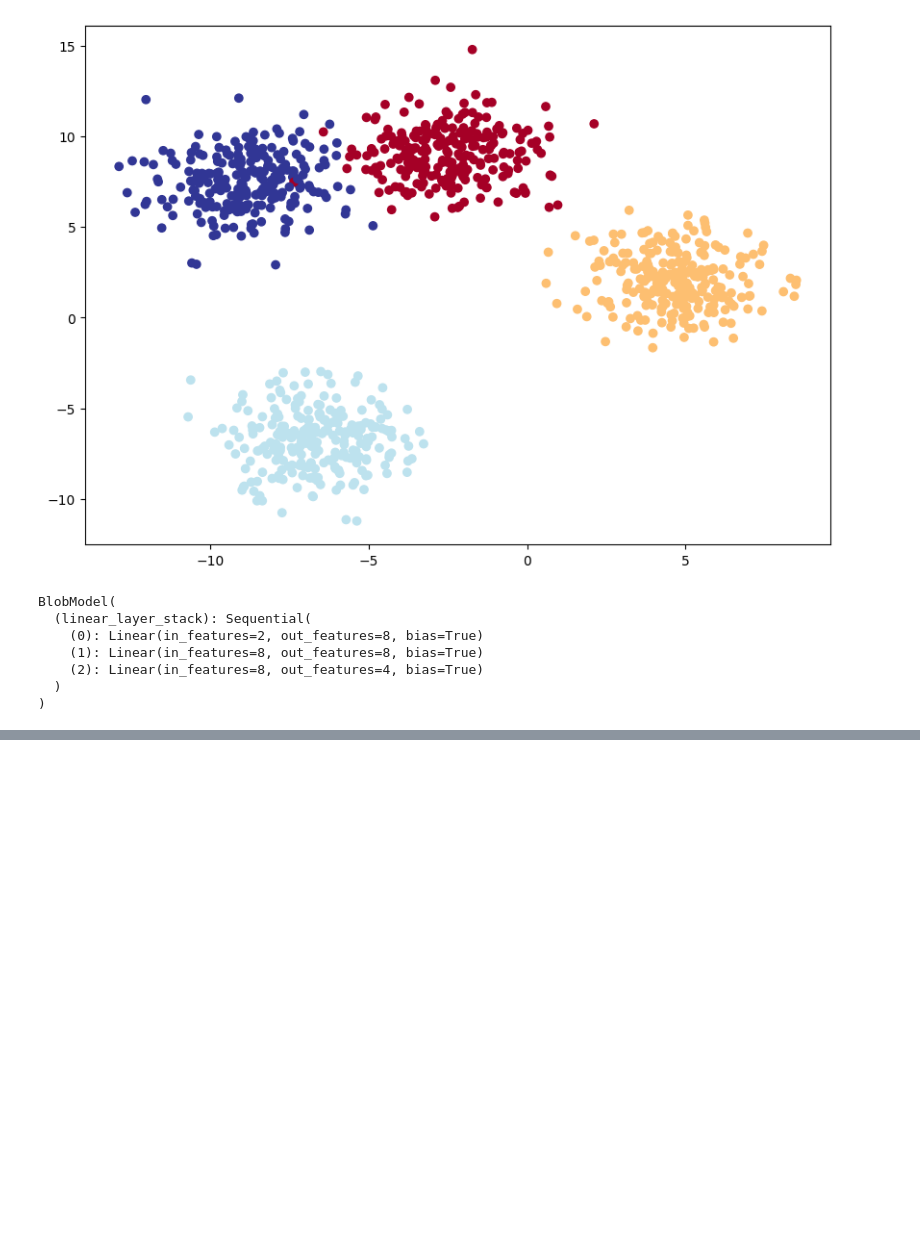
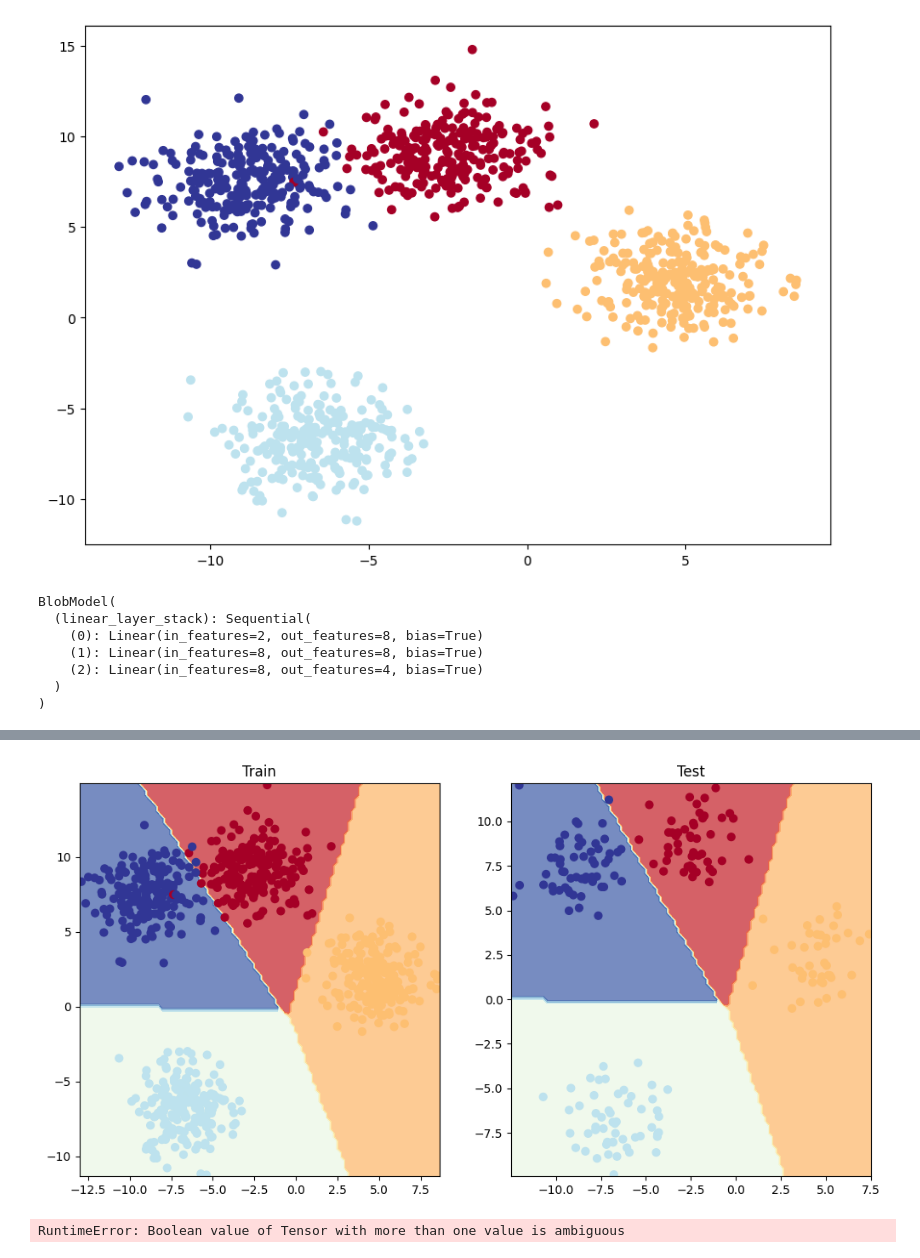
Before and after one commit to kattel49/dl-pytorch, a Jupyter notebook: 02. classification.ipynb, the cells around one changed output, grey strips where cells are left out. Drawn from its saved outputs; the diff is of its cells as text; code cells hidden in the pictures; blank space fills up the shorter version.

```diff
--- a/02. classification.ipynb
+++ b/02. classification.ipynb
@@ -329,3 +329,8 @@ BlobModel(
 # %%
 loss_fn_2 = nn.CrossEntropyLoss()
 optimizer = torch.optim.SGD(params = model_2.parameters(), lr=0.1)
+# %%
+X_blob_train = X_blob_train.to(device)
+y_blob_train = y_blob_train.to(device)
+X_blob_test = X_blob_test.to(device)
+y_blob_test = y_blob_test.to(device)
@@ -331,0 +400,23 @@ optimizer = torch.optim.SGD(params = model_2.parameters(), lr=0.1)
+# %%
+model_2.eval()
+with torch.inference_mode():
+    y_logits = model_2(X_blob_test)
+y_preds = torch.softmax(y_logits, dim=1).argmax(dim=1)
+
+plt.figure(figsize=(12,6))
+plt.subplot(1,2,1)
+plt.title("Train")
+plot_decision_boundary(model_2, X_blob_train, y_blob_train)
+
+plt.subplot(1,2,2)
+plt.title("Test")
+plot_decision_boundary(model_2, X_blob_test, y_blob_test)
+# %% [output]
+[figure, added]
+# %%
+!pip -q install torchmetrics
+from torchmetrics import Accuracy
+
+torch_acc = Accuracy(y_preds, y_blob_test)
+# %% [output]
+RuntimeError: Boolean value of Tensor with more than one value is ambiguous
```
Also changed, not shown: parts of 4 cells of this notebook.
